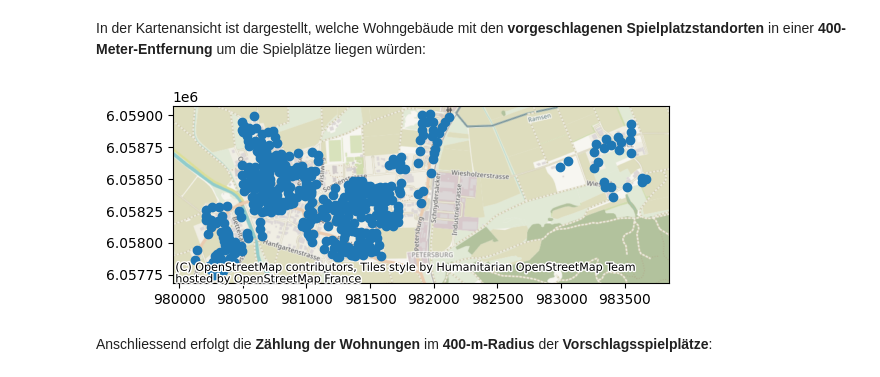
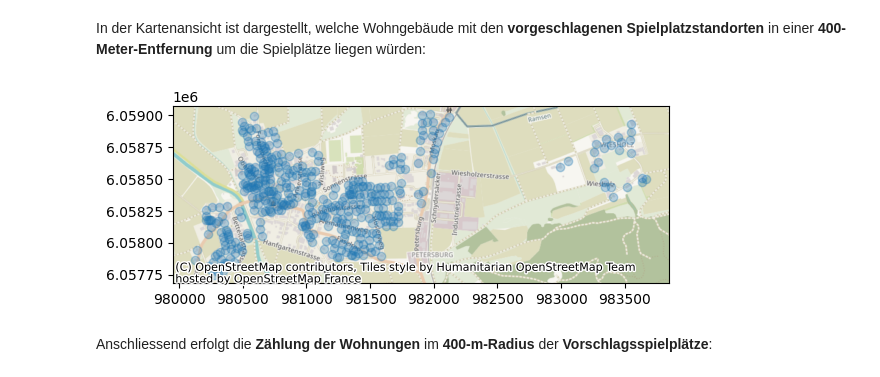
Before and after one commit to edgarbutwilowski/distanzen_spielplaetze_ramsen_py, a Jupyter notebook: distanzen_spielplaetze_ramsen.ipynb, the cells around one changed output. Saved outputs shown, nothing was run; the diff lists cells and outputs as text; code cells hidden in the pictures.

```diff
--- a/distanzen_spielplaetze_ramsen.ipynb
+++ b/distanzen_spielplaetze_ramsen.ipynb
@@ -382,9 +382,9 @@ gebauede_vorschlag_400m = geopandas.sjoin(wohngebaeude_ramsen_gdf, vorschlag_puf
 # %% [markdown]
 In der Kartenansicht ist dargestellt, welche Wohngebäude mit den **vorgeschlagenen Spielplatzstandorten** in einer **400-Meter-Entfernung** um die Spielplätze liegen würden:
 # %%
-contextily.add_basemap(gebauede_vorschlag_400m.to_crs(epsg=3857).plot())
+contextily.add_basemap(gebauede_vorschlag_400m.to_crs(epsg=3857).plot(alpha=0.3))
 # %% [output]
-[figure, old version]
+[figure, new version]
 # %% [markdown]
 Anschliessend erfolgt die **Zählung der Wohnungen** im **400-m-Radius** der **Vorschlagsspielplätze**:
 # %%
```
Also changed, not shown: parts of 3 cells of this notebook.
